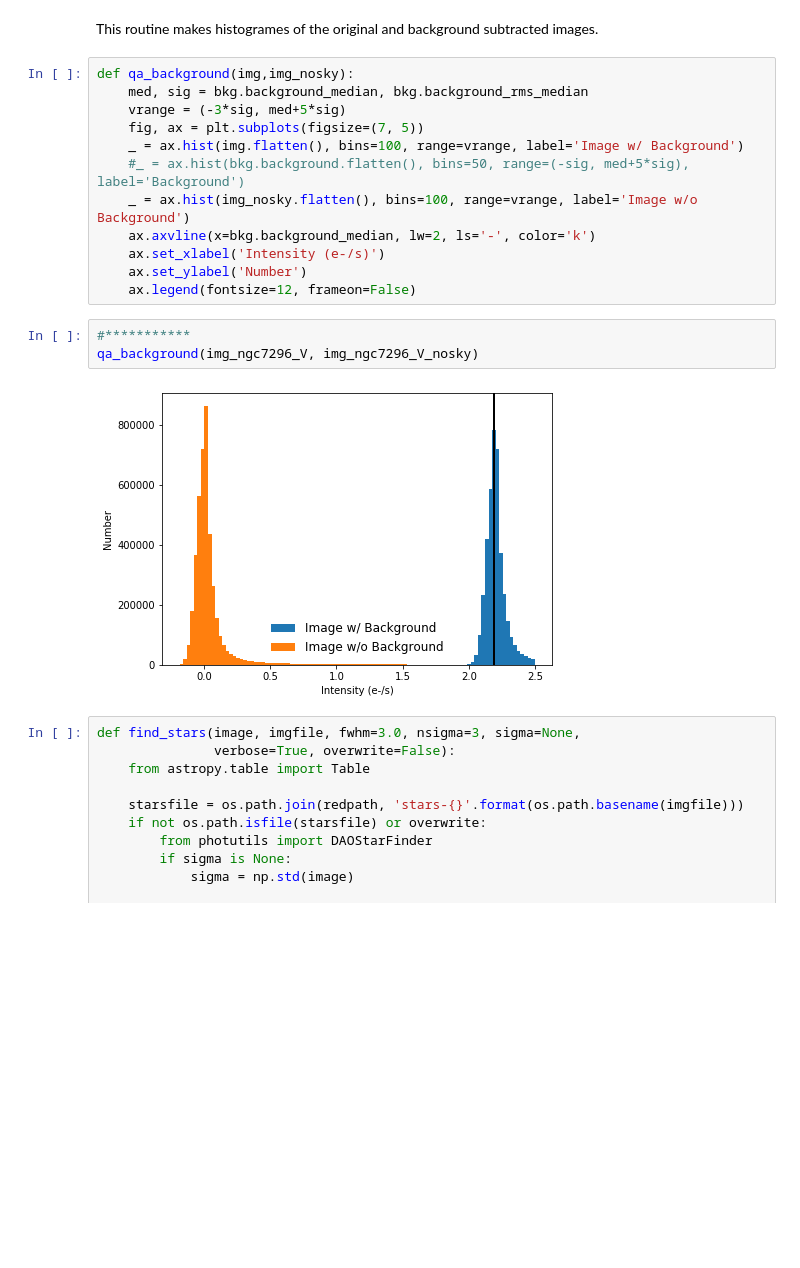
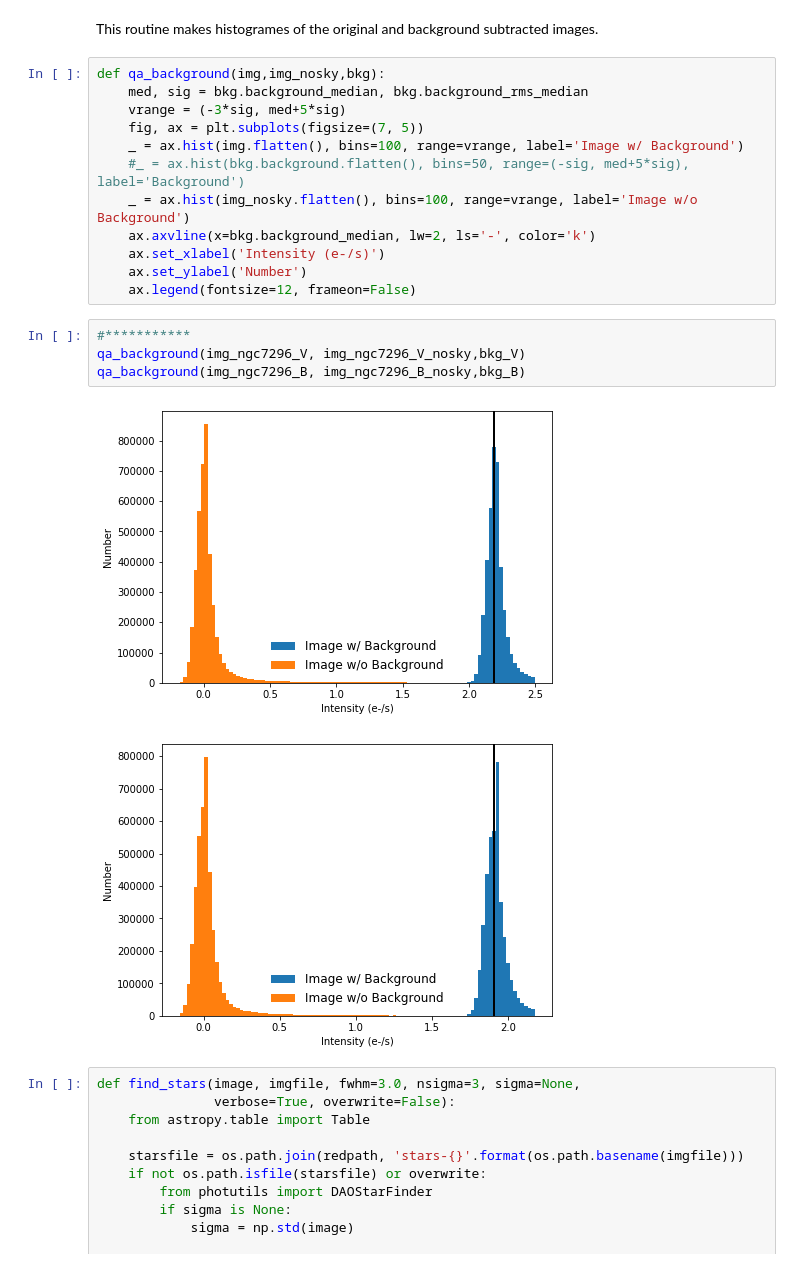
Before and after one commit to annadavidson/astr596_annadavidson_obsproject, a Jupyter notebook: reduction_part4_student.ipynb, the cells around one changed output. Saved outputs shown, nothing was run; the diff lists cells and outputs as text; blank space fills up the shorter version.

```diff
--- a/reduction_part4_student.ipynb
+++ b/reduction_part4_student.ipynb
@@ -225,7 +225,7 @@ fits.writeto(bkg_sub_imgpath, img_ngc7296_B_nosky, hdr_ngc7296_B, overwrite=True
 # %% [markdown]
 This routine makes histogrames of the original and background subtracted images.
 # %%
-def qa_background(img,img_nosky):
+def qa_background(img,img_nosky,bkg):
     med, sig = bkg.background_median, bkg.background_rms_median
     vrange = (-3*sig, med+5*sig)
     fig, ax = plt.subplots(figsize=(7, 5))
@@ -238,9 +238,11 @@ def qa_background(img,img_nosky):
     ax.legend(fontsize=12, frameon=False)
 # %%
 #***********
-qa_background(img_ngc7296_V, img_ngc7296_V_nosky)
+qa_background(img_ngc7296_V, img_ngc7296_V_nosky,bkg_V)
+qa_background(img_ngc7296_B, img_ngc7296_B_nosky,bkg_B)
 # %% [output]
-[figure, old version]
+[figure, new version]
+[figure, added]
 # %%
 def find_stars(image, imgfile, fwhm=3.0, nsigma=3, sigma=None,
                verbose=True, overwrite=False):
```
Also changed, not shown: parts of 5 cells of this notebook.
